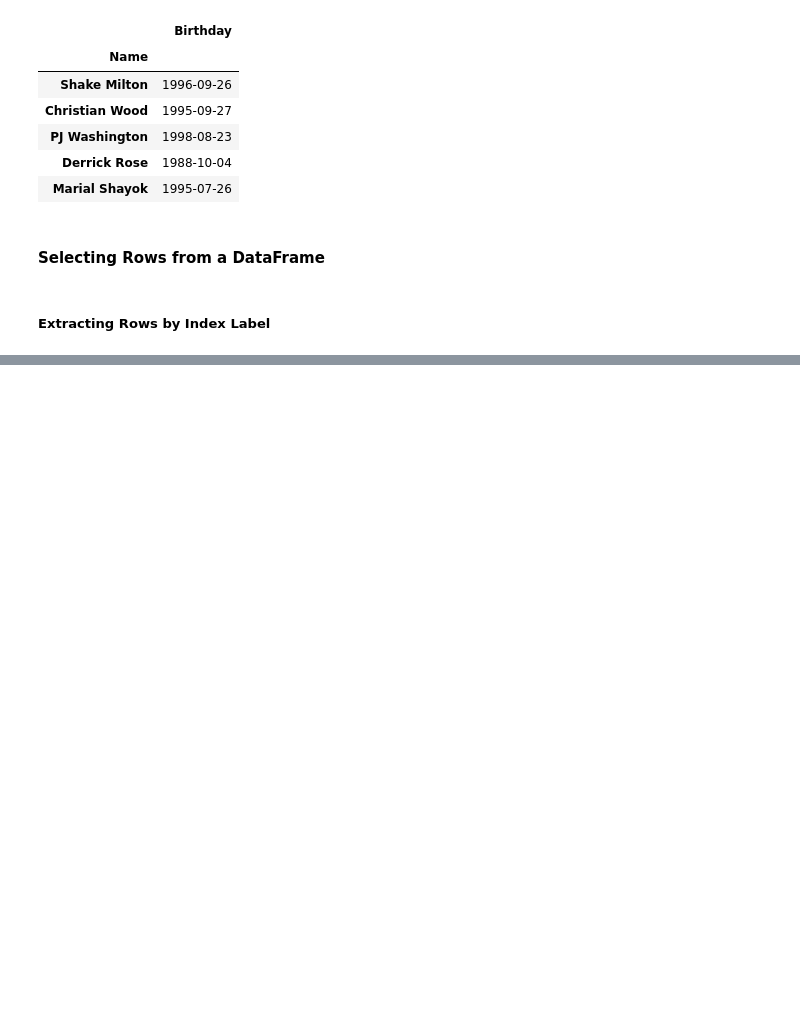
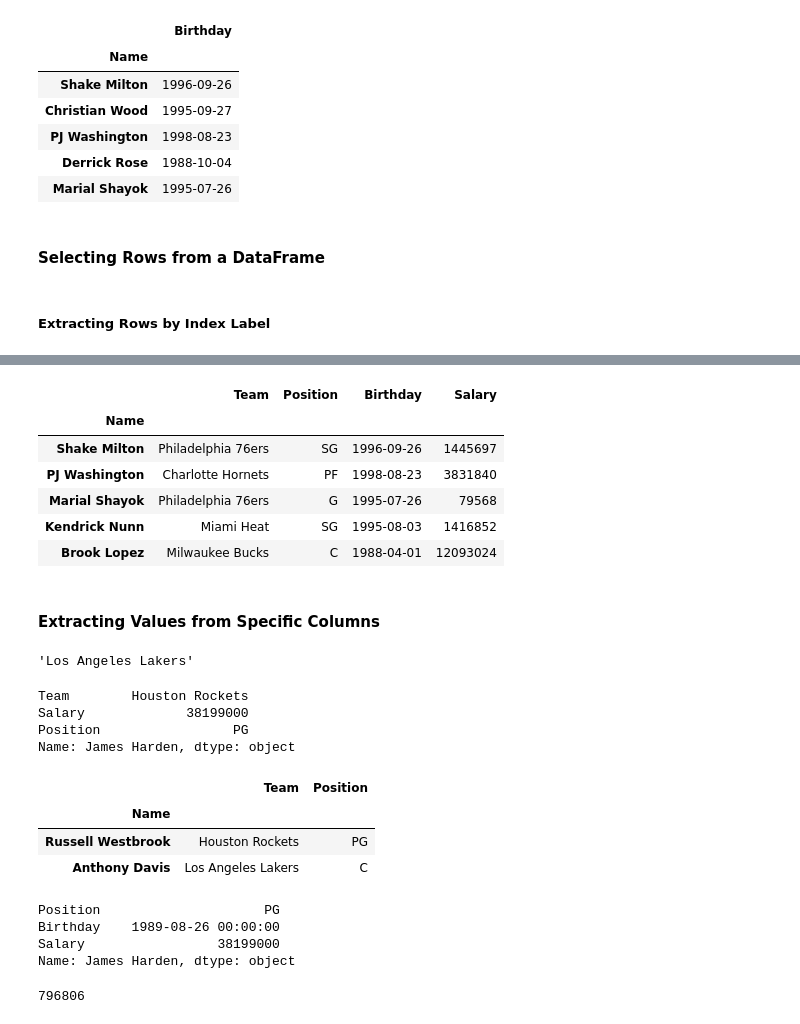
Before and after one commit to Kobzarko/PANDAS-IN-ACTION, a Jupyter notebook: Chapter 4 Dataframe/dataframe_object.ipynb, the cells around one changed output, grey strips where cells are left out. Drawn from its saved outputs; the diff is of its cells as text; code cells hidden in the pictures; blank space fills up the shorter version.

```diff
--- a/Chapter 4 Dataframe/dataframe_object.ipynb
+++ b/Chapter 4 Dataframe/dataframe_object.ipynb
@@ -558,0 +637,47 @@ df_nba.sort_index().loc[:"Al Horford"]
+# %%
+# Extracting Rows by Index Position using slicing with a step 2 => 0, 2, 4, 6, 8
+df_nba.iloc[0:10:2]
+# %% [output]
+|  | Team | Position | Birthday | Salary |
+| Name |  |  |  |  |
+| Shake Milton | Philadelphia 76ers | SG | 1996-09-26 | 1445697 |
+| PJ Washington | Charlotte Hornets | PF | 1998-08-23 | 3831840 |
+| Marial Shayok | Philadelphia 76ers | G | 1995-07-26 | 79568 |
+| Kendrick Nunn | Miami Heat | SG | 1995-08-03 | 1416852 |
+| Brook Lopez | Milwaukee Bucks | C | 1988-04-01 | 12093024 |
+# %% [markdown]
+#### Extracting Values from Specific Columns
+# %%
+# Extracting Values from Specific Columns with specific Index Labels like a crossroad
+df_nba.loc["LeBron James", "Team"]
+# %% [output]
+'Los Angeles Lakers'
+# %%
+# Extracting Values from Specific Columns using index label. Rreturns a Series "Team", "Salary", "Position"
+df_nba.loc["James Harden", ["Team", "Salary", "Position"]]
+# %% [output]
+Team        Houston Rockets
+Salary             38199000
+Position                 PG
+Name: James Harden, dtype: object
+# %%
+# Extracting Values from Specific Columns using index labels. Returns a DataFrame
+df_nba.loc[["Russell Westbrook", "Anthony Davis"], ["Team", "Position"] ]
+# %% [output]
+|  | Team | Position |
+| Name |  |  |
+| Russell Westbrook | Houston Rockets | PG |
+| Anthony Davis | Los Angeles Lakers | C |
+# %%
+# Extracting Values from Specific Columns using index labels and slicing of columns.
+df_nba.loc["James Harden", "Position":"Salary"]
+# %% [output]
+Position                     PG
+Birthday    1989-08-26 00:00:00
+Salary                 38199000
+Name: James Harden, dtype: object
+# %%
+# Extracting Values from Specific Columns using index position and index of the column. 3 - "Salary" column.
+df_nba.iloc[57, 3]
+# %% [output]
+796806
```
Also changed, not shown: parts of 39 cells of this notebook.
